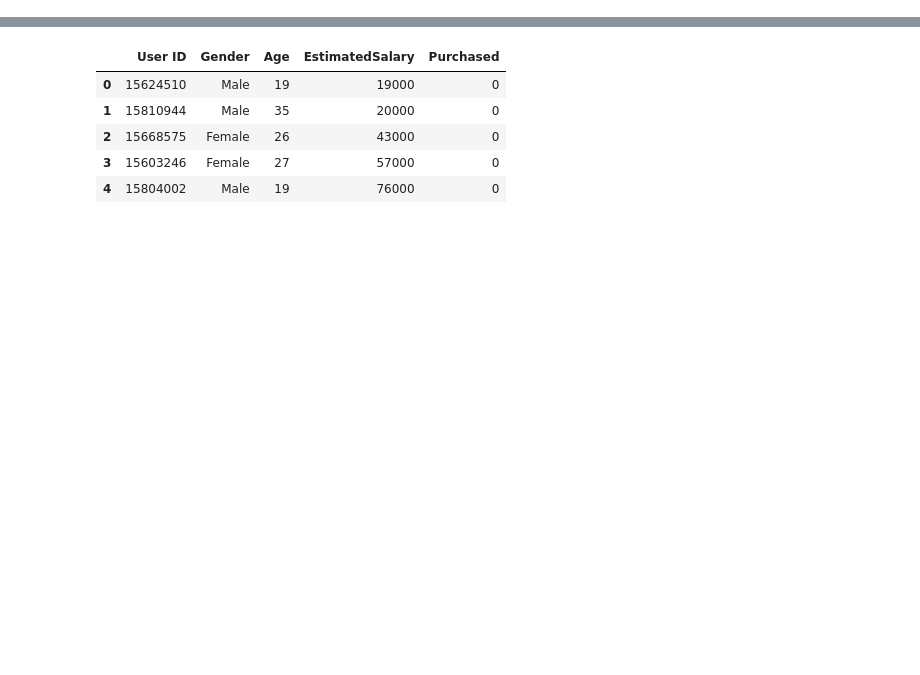
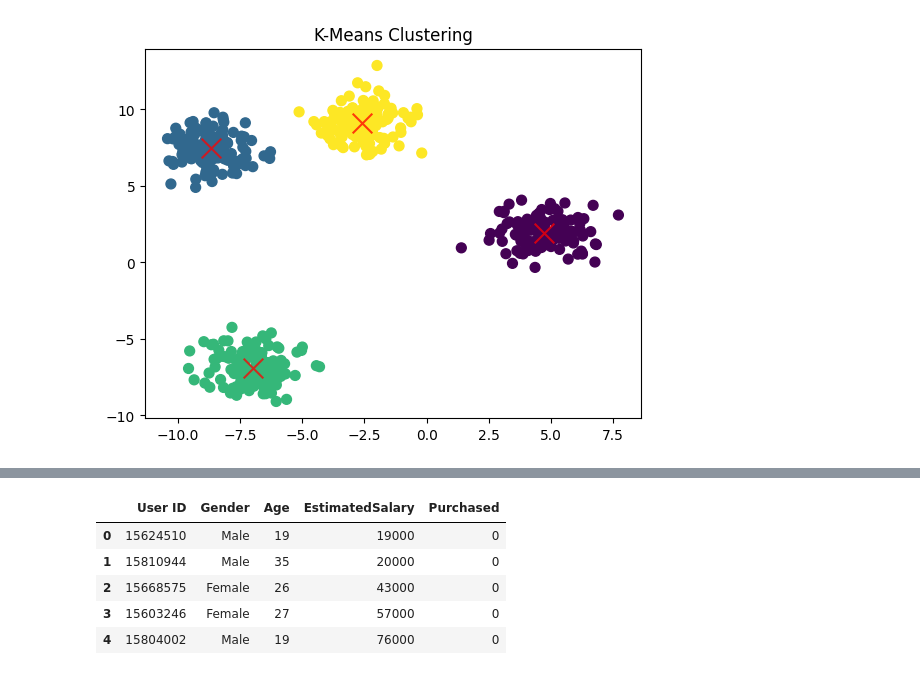
Before and after one commit to Motihari09052005/DileeppersonalResume.github.io, a Jupyter notebook: Decision_tree.ipynb, the cells around one changed output, grey strips where cells are left out. Drawn from its saved outputs; the diff is of its cells as text; code cells hidden in the pictures; blank space fills up the shorter version.

```diff
--- a/Decision_tree.ipynb
+++ b/Decision_tree.ipynb
@@ -81,5 +2,0 @@ accuracy_score(y_test,y_pred)
-# %%
-from sklearn.tree import plot_tree
-from matplotlib.pylab import rcParams
-rcParams['figure.figsize']=80,50
-plot_tree(clf)
@@ -102,0 +135,24 @@ plot_tree(clf)
+# %%
+# Import necessary libraries
+import numpy as np
+import matplotlib.pyplot as plt
+from sklearn.cluster import KMeans
+from sklearn.datasets import make_blobs
+
+# Generate synthetic dataset
+X, _ = make_blobs(n_samples=500, centers=4, cluster_std=1.0, random_state=42)
+
+# Initialize and fit the KMeans model
+kmeans = KMeans(n_clusters=4, random_state=42)
+y_kmeans = kmeans.fit_predict(X)
+
+# Visualize the clusters
+plt.scatter(X[:, 0], X[:, 1], c=y_kmeans, s=50, cmap='viridis')
+
+# Plot the cluster centers
+centers = kmeans.cluster_centers_
+plt.scatter(centers[:, 0], centers[:, 1], c='red', s=200, alpha=0.75, marker='x')
+plt.title("K-Means Clustering")
+plt.show()
+# %% [output]
+[figure, added]
```
Also changed, not shown: parts of 41 cells of this notebook.
